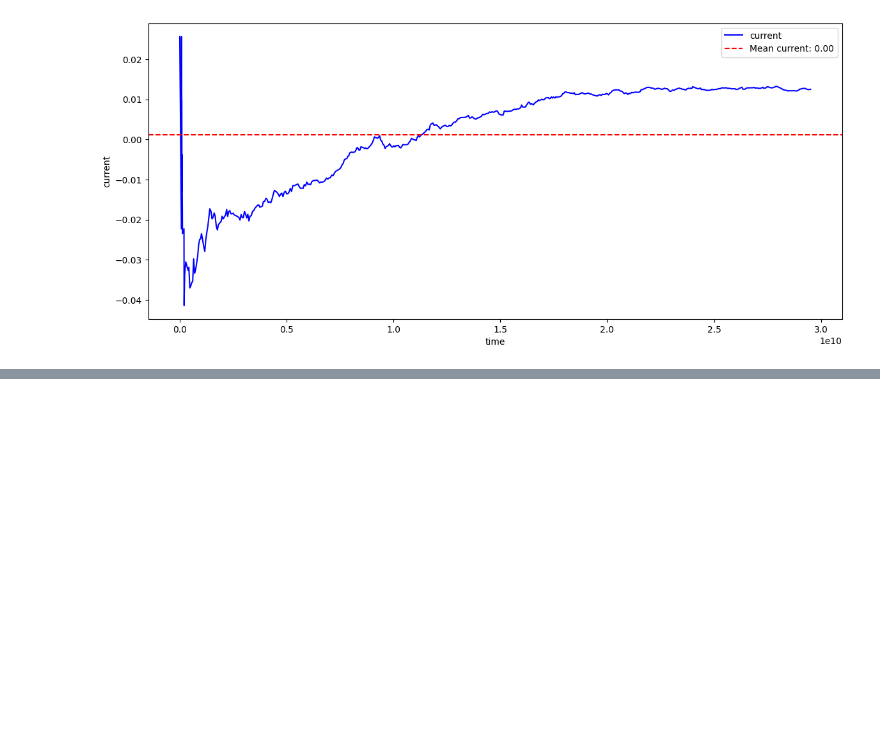
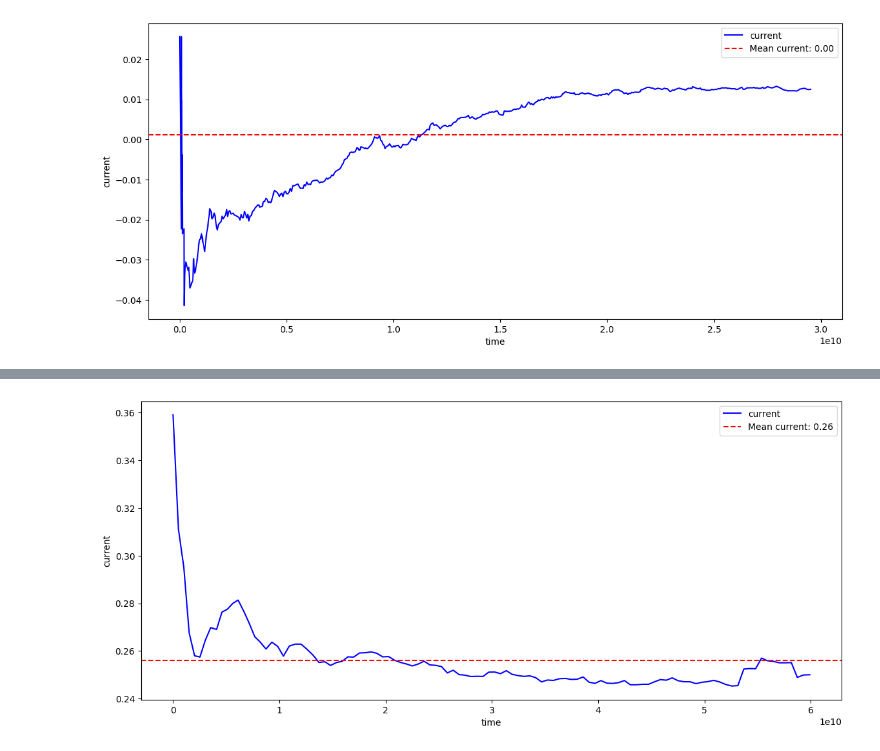
Before and after one commit to ademnea/Powermonitoring, a Jupyter notebook: RaspberryPicoCode/moving_avg.ipynb, the cells around one changed output, grey strips where cells are left out. Cells and saved outputs as stored; diff of their text form; code cells hidden in the pictures; blank space fills up the shorter version.

```diff
--- a/RaspberryPicoCode/moving_avg.ipynb
+++ b/RaspberryPicoCode/moving_avg.ipynb
@@ -85,0 +112,4 @@ plot_variables(df14, 'time', 'current')
+# %%
+plot_variables(df16, 'time', 'current')
+# %% [output]
+[figure, added]
```
Also changed, not shown: parts of 10 cells of this notebook, 7 other files.
